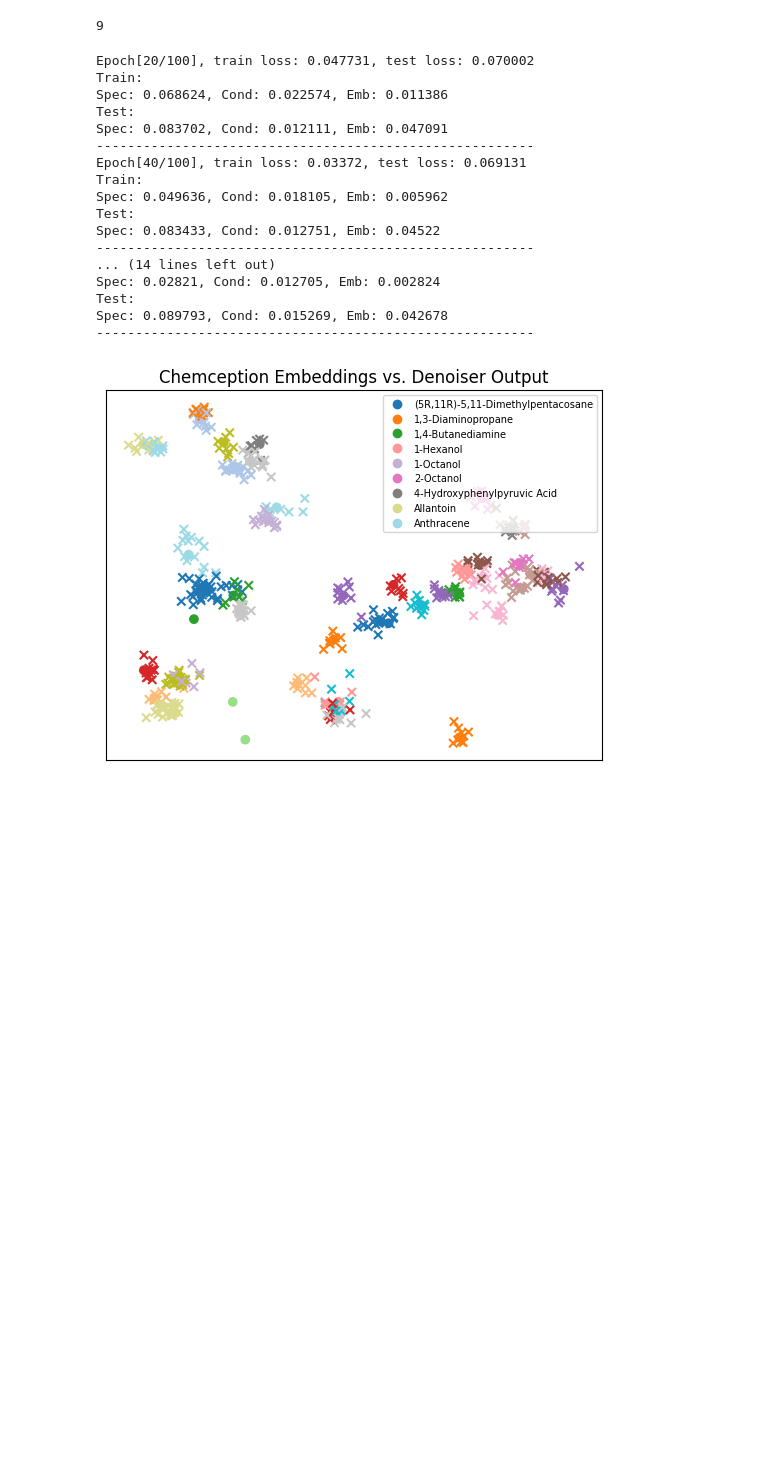
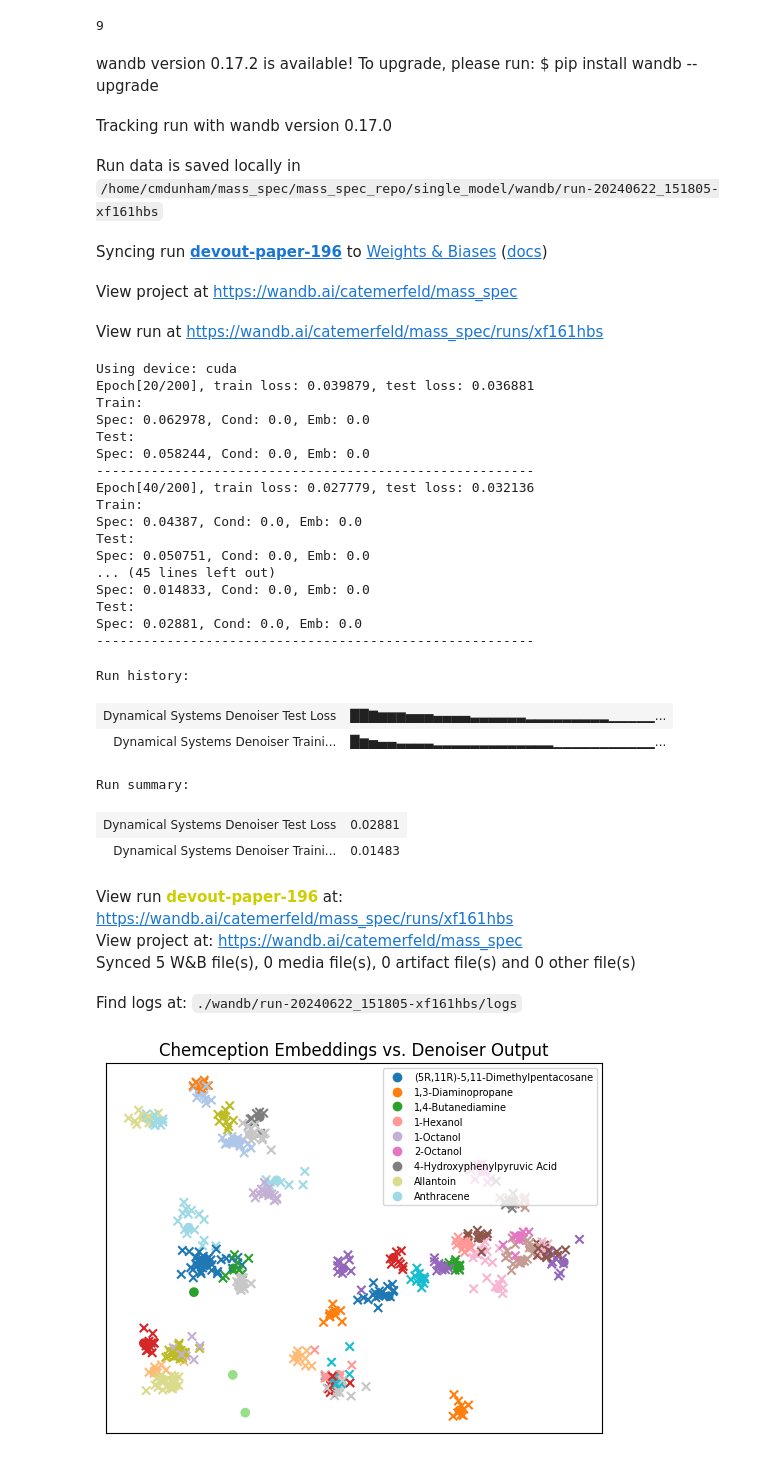
Before and after one commit to CateMerfeld/mass_spec, a Jupyter notebook: single_model/denoiser.ipynb, the cells around one changed output. Cells and saved outputs as stored; diff of their text form; code cells hidden in the pictures; blank space fills up the shorter version.

```diff
--- a/single_model/denoiser.ipynb
+++ b/single_model/denoiser.ipynb
@@ -452,12 +506,12 @@ def get_loss(model, true_vals, output_data, num_itrs, start_idx, end_idx):
     """
     # Slice true values and model outputs to the specified range
     true_data = true_vals[:, start_idx:end_idx]
-    output_datas = [output[:, start_idx:end_idx] for output in output_data]
+    outputs = [output[:, start_idx:end_idx] for output in output_data]
 
     # Calculate loss for each model output compared to true values
     total_loss = 0.0
-    for output_data in output_datas:
-        total_loss += model.criterion(output_data, true_data)
+    for output in outputs:
+        total_loss += model.criterion(output, true_data)
 
     # Calculate average loss over the specified range
     loss = total_loss / num_itrs
@@ -482,6 +536,9 @@ def train_denoiser(model, data, test_data, sorted_chemical_names, epochs, train_
     output_labels = []
     true_vals_output = []
     num_itrs = 3
+
+    run_with_wandb(config, truth='dynamical_systems_denoiser')
+
     for epoch in range(epochs):
         # accumulate epoch output and loss
         epoch_training_loss = 0
@@ -510,6 +567,8 @@ def train_denoiser(model, data, test_data, sorted_chemical_names, epochs, train_
             m_2_loss = model.criterion(output_2, true_vals)
 
             loss = (m_0_loss + m_1_loss + m_2_loss)/num_itrs
+            # loss = spec_loss
+
             # loss = 1.5*spec_loss + .5*cond_loss + emb_loss
             # loss = spec_loss + 5*emb_loss
             # loss = m_0_loss + 2*m_1_loss + 4*m_2_loss
@@ -536,7 +595,6 @@ def train_denoiser(model, data, test_data, sorted_chemical_names, epochs, train_
                     true_val = torch.exp(true_val) - 1
                     true_vals_output.append(true_val)
                     output_labels.append(chem_name)
-
 
         average_loss = epoch_training_loss/len(data)
         avg_spec_loss = epoch_spec_loss/len(data)
@@ -567,6 +625,8 @@ def train_denoiser(model, data, test_data, sorted_chemical_names, epochs, train_
                 m_2_loss = model.criterion(output_2, true_vals)
 
                 loss = (m_0_loss + m_1_loss + m_2_loss)/num_itrs
+                # loss = test_spec_loss
+
                 # loss = 1.5*spec_loss + .5*cond_loss + emb_loss
                 # loss = m_0_loss + 2*m_1_loss + 4*m_2_loss
                 # loss = spec_loss + 5*emb_loss
@@ -581,6 +641,7 @@ def train_denoiser(model, data, test_data, sorted_chemical_names, epochs, train_
             average_test_emb_loss = test_epoch_emb_loss/len(test_data)
             average_test_loss = test_loss/len(test_data)
 
+        wandb.log({"Dynamical Systems Denoiser Training Loss": avg_spec_loss, "Dynamical Systems Denoiser Test Loss": average_test_spec_loss})
         train_loss_log.append(average_loss.detach().numpy())
         test_loss_log.append(average_test_loss.detach().numpy())
 
@@ -593,6 +654,8 @@ def train_denoiser(model, data, test_data, sorted_chemical_names, epochs, train_
             print(f'Spec: {round(float(average_test_spec_loss.detach().numpy()), 6)}, Cond: {round(float(average_test_cond_loss.detach().numpy()), 6)}, Emb: {round(float(average_test_emb_loss.detach().numpy()), 6)}')
             print('--------------------------------------------------------')
 
+    wandb.finish()
+
     return model_output, output_labels, true_vals_output, train_loss_log, test_loss_log
 # %% [markdown]
 # Train:
@@ -718,27 +785,43 @@ train_noisy_data, test_noisy_data = create_dataset(spectra_new_conditions, embed
 # %%
 # dataset created so that noise is the same in both test and train
 # old lr was .0001
 denoiser = Denoiser(lr=.0001)
-epochs = 100
+epochs = 200
 model_output, output_labels, true_values, train_loss_log, test_loss_log = train_denoiser(denoiser, train_noisy_data, test_noisy_data, all_chemical_names, epochs=epochs, train_loss_log = [], test_loss_log = [])
 # %% [output]
+wandb version 0.17.2 is available! To upgrade, please run: $ pip install wandb --upgrade
+Tracking run with wandb version 0.17.0
+Run data is saved locally in /home/cmdunham/mass_spec/mass_spec_repo/single_model/wandb/run-20240622_151805-xf161hbs
+Syncing run devout-paper-196 to Weights & Biases (docs)
+View project at https://wandb.ai/catemerfeld/mass_spec
+View run at https://wandb.ai/catemerfeld/mass_spec/runs/xf161hbs
-Epoch[20/100], train loss: 0.047731, test loss: 0.070002
+Using device: cuda
+Epoch[20/200], train loss: 0.039879, test loss: 0.036881
 Train:
-Spec: 0.068624, Cond: 0.022574, Emb: 0.011386
+Spec: 0.062978, Cond: 0.0, Emb: 0.0
 Test:
-Spec: 0.083702, Cond: 0.012111, Emb: 0.047091
+Spec: 0.058244, Cond: 0.0, Emb: 0.0
 --------------------------------------------------------
-Epoch[40/100], train loss: 0.03372, test loss: 0.069131
+Epoch[40/200], train loss: 0.027779, test loss: 0.032136
 Train:
-Spec: 0.049636, Cond: 0.018105, Emb: 0.005962
+Spec: 0.04387, Cond: 0.0, Emb: 0.0
 Test:
-Spec: 0.083433, Cond: 0.012751, Emb: 0.04522
+Spec: 0.050751, Cond: 0.0, Emb: 0.0
+... (45 lines left out)
+Spec: 0.014833, Cond: 0.0, Emb: 0.0
+Test:
+Spec: 0.02881, Cond: 0.0, Emb: 0.0
 --------------------------------------------------------
-... (14 lines left out)
-Spec: 0.02821, Cond: 0.012705, Emb: 0.002824
-Test:
-Spec: 0.089793, Cond: 0.015269, Emb: 0.042678
---------------------------------------------------------
+Run history:
+| Dynamical Systems Denoiser Test Loss | ██▇▆▆▆▅▅▅▄▄▄▄▃▃▃▃▃▃▂▂▂▂▂▂▂▂▂▁▁▁▁▁... |
+| Dynamical Systems Denoiser Traini... | █▆▅▄▄▃▃▃▃▂▂▂▂▂▂▂▂▂▂▂▂▂▁▁▁▁▁▁▁▁▁▁▁... |
+Run summary:
+| Dynamical Systems Denoiser Test Loss | 0.02881 |
+| Dynamical Systems Denoiser Traini... | 0.01483 |
+View run devout-paper-196 at: https://wandb.ai/catemerfeld/mass_spec/runs/xf161hbs
+View project at: https://wandb.ai/catemerfeld/mass_spec
+Synced 5 W&B file(s), 0 media file(s), 0 artifact file(s) and 0 other file(s)
+Find logs at: ./wandb/run-20240622_151805-xf161hbs/logs
 # %%
 # # fine tuning the model on chemicals that have two carbon rings (but no branches) and branches (but no carbon rings)
 # # train_chems = ['Caffeine', 'Biphenyl', 'Benzyl Benzoate']#, '1,3-Diaminopropane', '1,4-Butanediamine', '1-Hexanol', '1-Octanol', 'Ethanolamine', 'Pentadecane', 'Spermidine', 'Undecane']
```
Also changed, not shown: parts of 12 cells of this notebook.
